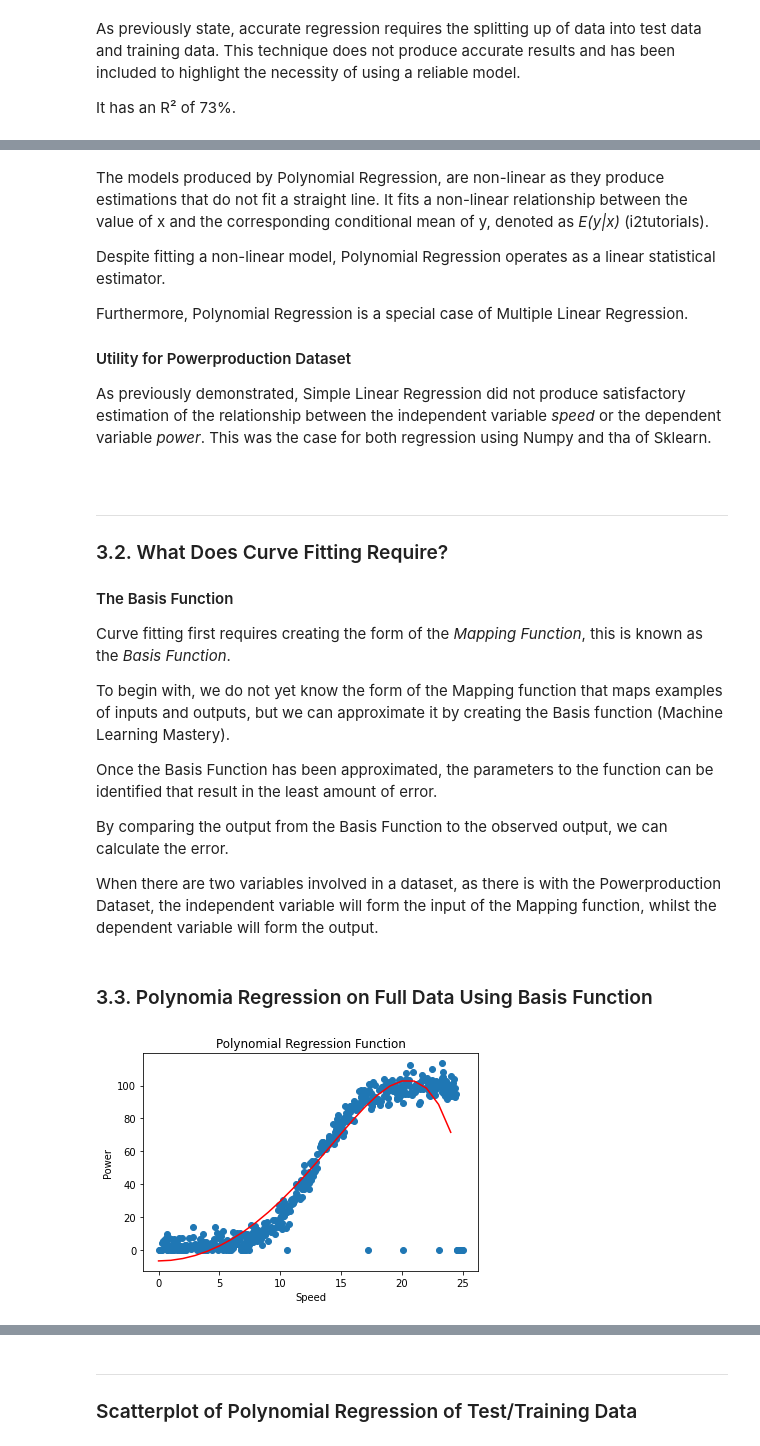
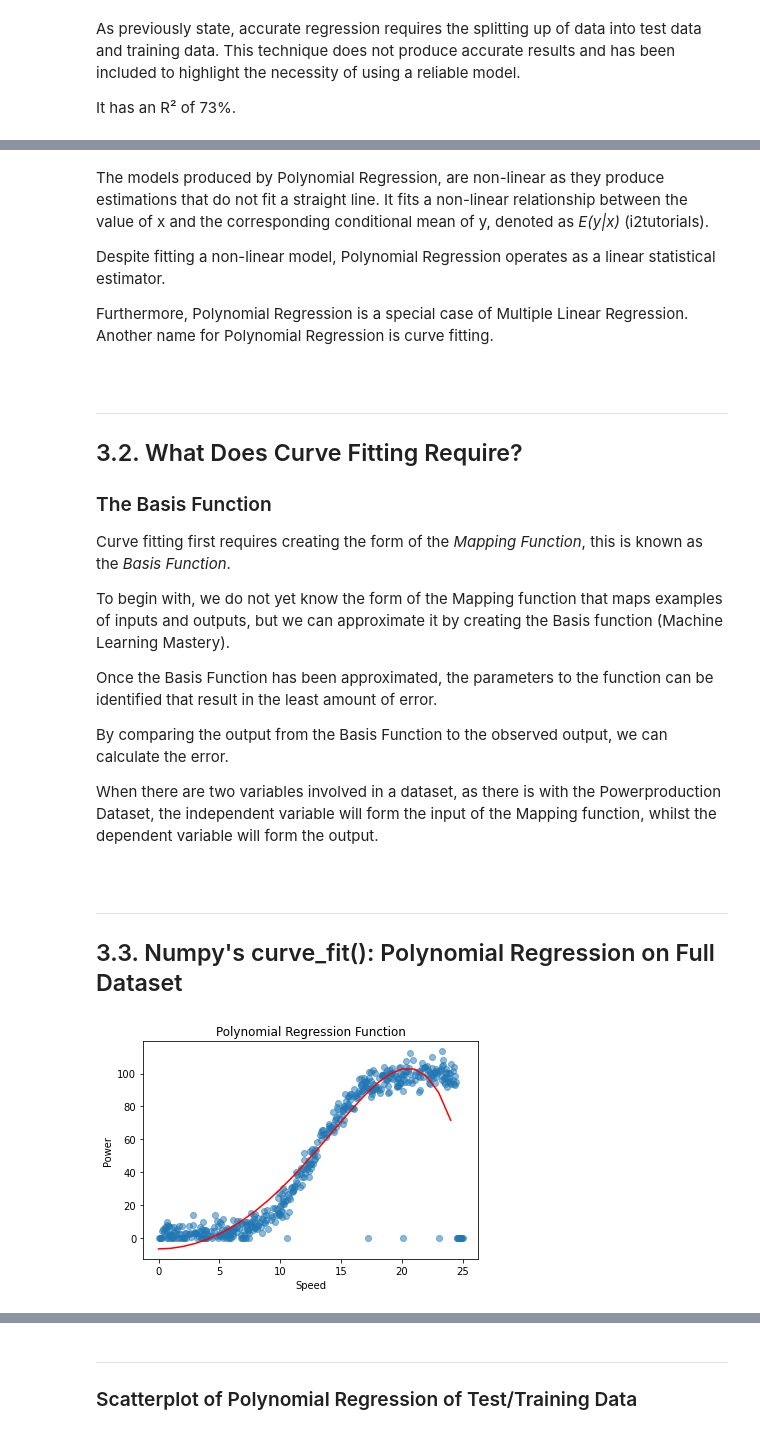
Before and after one commit to PJFinnerty/Project-2020-52446, a Jupyter notebook: Project-2020-PeterFinnerty.ipynb, the cells around one changed output, grey strips where cells are left out. Drawn from its saved outputs; the diff is of its cells as text; code cells hidden in the pictures.

```diff
--- a/Project-2020-PeterFinnerty.ipynb
+++ b/Project-2020-PeterFinnerty.ipynb
@@ -563,19 +610,15 @@ The models produced by Polynomial Regression, are non-linear as they produce est
 
 Despite fitting a non-linear model, Polynomial Regression operates as a linear statistical estimator.
 
-Furthermore, Polynomial Regression is a special case of Multiple Linear Regression.
-
-#### Utility for Powerproduction Dataset
-
-As previously demonstrated, Simple Linear Regression did not produce satisfactory estimation of the relationship between the independent variable *speed* or the dependent variable *power*. This was the case for both regression using Numpy and tha of Sklearn.
+Furthermore, Polynomial Regression is a special case of Multiple Linear Regression. Another name for Polynomial Regression is curve fitting.
 # %% [markdown]
 <br>
 
 ***
 
-### 3.2. What Does Curve Fitting Require?
+## 3.2. What Does Curve Fitting Require?
 
-#### The Basis Function
+### The Basis Function
 
 Curve fitting first requires creating the form of the *Mapping Function*, this is known as the *Basis Function*.
 
@@ -587,32 +630,36 @@ By comparing the output from the Basis Function to the observed output, we can c
 
 When there are two variables involved in a dataset, as there is with the Powerproduction Dataset, the independent variable will form the input of the Mapping function, whilst the dependent variable will form the output.
 # %% [markdown]
-### 3.3. Polynomia Regression on Full Data Using Basis Function
+<br>
+
+***
+
+## 3.3. Numpy's curve_fit(): Polynomial Regression on Full Dataset
 # %%
 # define the basis function
 def basis(x, a, b, c):
     return a * np.power(x, 7) + b * x**2 + c
 
 # choose the input and output variables
 x, y = df["speed"], df["power"]
 # curve fit
 exponents, _ = curve_fit(basis, x, y)
 # summarize the parameter values
 a, b, c = exponents
 
 # plot inputs and outputs
-plt.scatter(x, y)
+plt.scatter(x, y, alpha=0.5)
 
 # Use np.arange to inputs from smallest vector to largest
 x_array = np.arange(min(x), max(x), 1)
 # calculate the output for the range
 y_array = basis(x_array, a, b, c)
 # create a line plot for the mapping function
 plt.plot(x_array, y_array, color='red')
 plt.title("Polynomial Regression Function")
 plt.xlabel("Speed")
 plt.ylabel("Power")
 
 plt.show()
 # %% [output]
-[figure, old version]
+[figure, new version]
```
Also changed, not shown: parts of 45 cells of this notebook, 1 other file.
